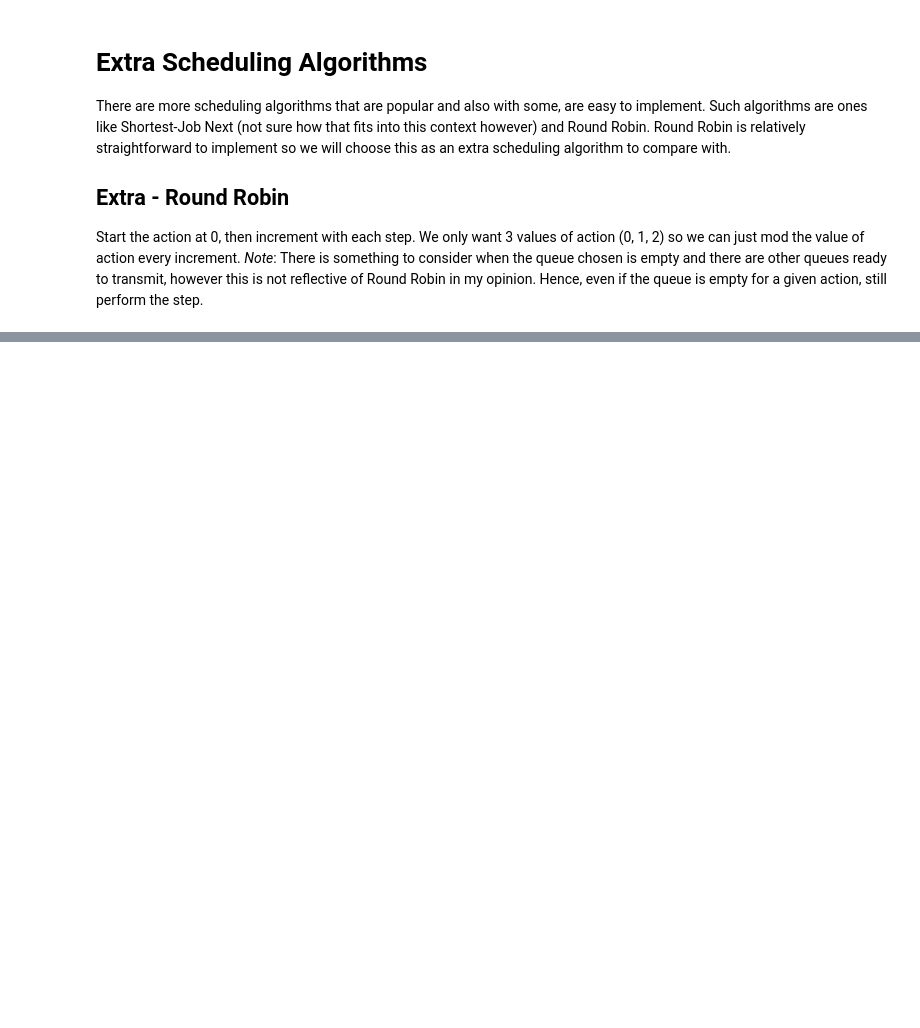
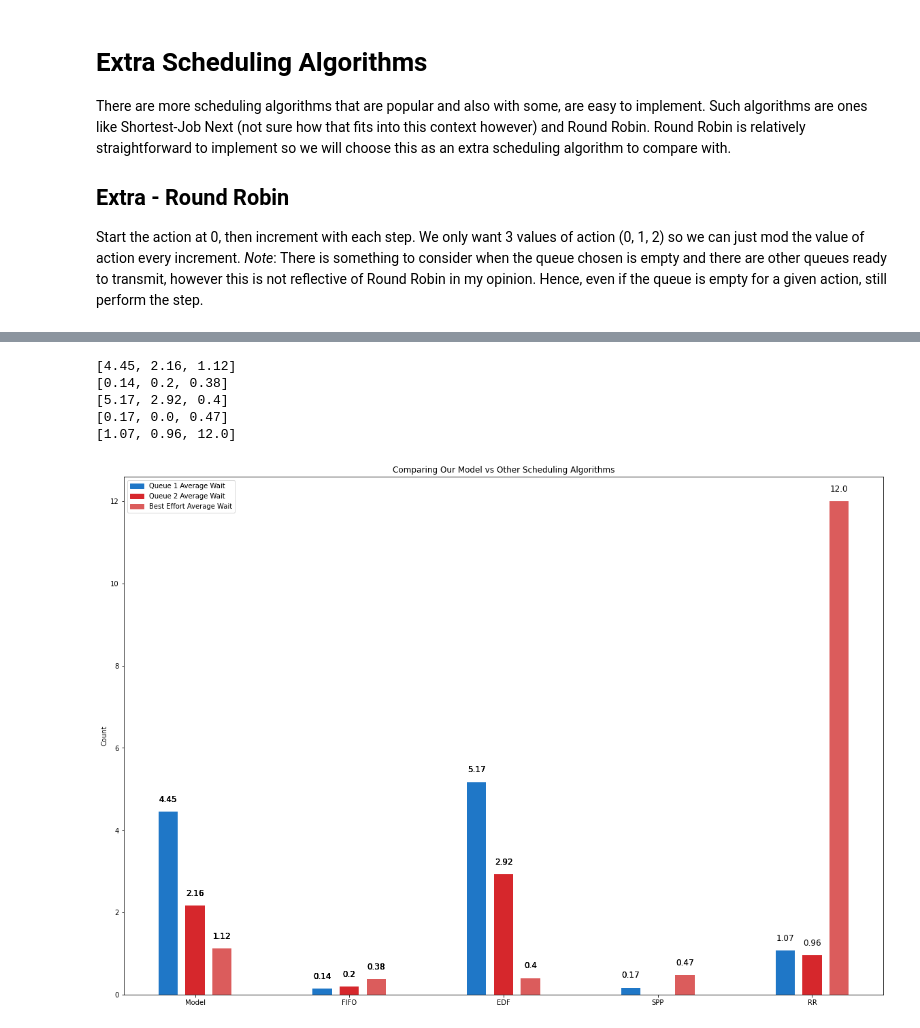
Before and after one commit to s3719678/ML_A2, a Jupyter notebook: notebooks/duc.ipynb, the cells around one changed output, grey strips where cells are left out. Cells and saved outputs as stored; diff of their text form; code cells hidden in the pictures; blank space fills up the shorter version.

```diff
--- a/notebooks/duc.ipynb
+++ b/notebooks/duc.ipynb
@@ -1161,0 +1195,47 @@ graph_q_learning_wait_times(env)
+# %%
+all_wait_times = [env.calc_average_wait_time(), fifo_wait_times, edf_wait_times, spp_wait_times, rr_wait_times]
+
+# Since the wait times were either 0 or 1, can just plot a hist or bar chart with x labels 0 or 1
+fig, ax = plt.subplots(figsize=(20, 14))
+bar_width = 0.25
+for i, algorithm in enumerate(all_wait_times):
+    if i == 0:
+        average_wait_per_queue = algorithm
+        print(average_wait_per_queue)
+    else:
+        average_wait_per_queue = []
+        for j, queue_wait_time in enumerate(algorithm):
+            average_wait_per_queue.append(round(sum(queue_wait_time)/len(queue_wait_time),2))
+        print(average_wait_per_queue)
+
+    q1_y = average_wait_per_queue[0]
+    q2_y = average_wait_per_queue[1]
+    q3_y = average_wait_per_queue[2]
+
+    ax.bar(i*2, q1_y, bar_width, label='Queue 1 Average Wait', color='#1F77C7')
+    ax.bar((i*2)+bar_width+0.1, q2_y, bar_width, label='Queue 2 Average Wait', color='#D6272C')
+    ax.bar((i*2)+(bar_width*2)+0.2, q3_y, bar_width, label='Best Effort Average Wait', color='#DB5C5C')
+    ax.set_title('Comparing Our Model vs Other Scheduling Algorithms')
+    ax.set_xticks((0.35, 2.35, 4.35, 6.35, 8.35))
+    ax.set_xticklabels(("Model", "FIFO", "EDF", "SPP", "RR"))
+    ax.set_ylabel('Count')
+    ax.legend(handles=[mpatches.Patch(color='#1F77C7', label='Queue 1 Average Wait'), mpatches.Patch(color='#D6272C', label='Queue 2 Average Wait'), mpatches.Patch(color='#DB5C5C', label='Best Effort Average Wait')])
+
+    for rect in ax.patches:
+        h = rect.get_height()
+        w = rect.get_width()
+        x = rect.get_x()
+        y = rect.get_y()
+        label_text = f'{h}'
+        label_x = x + w/2
+        label_y = y + h + 0.3
+
+        if h != 0:
+            ax.text(label_x, label_y, label_text, ha='center', va='center', fontsize=12, color='black')
+# %% [output]
+[4.45, 2.16, 1.12]
+[0.14, 0.2, 0.38]
+[5.17, 2.92, 0.4]
+[0.17, 0.0, 0.47]
+[1.07, 0.96, 12.0]
+[figure, added]
```
Also changed, not shown: parts of 21 cells of this notebook, 1 other file.
